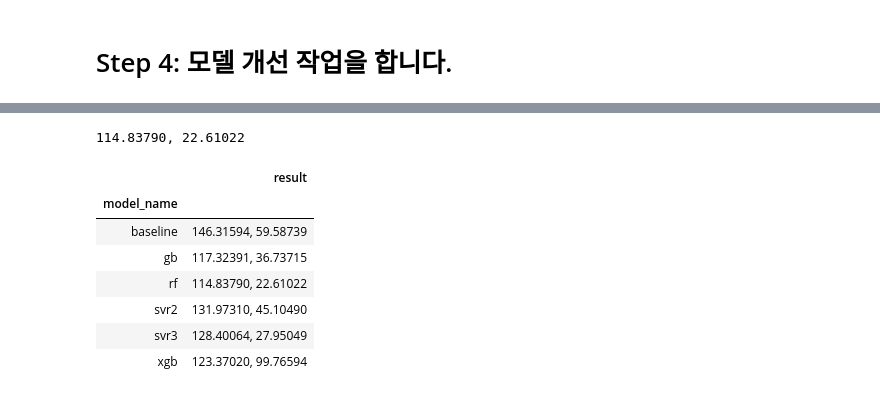
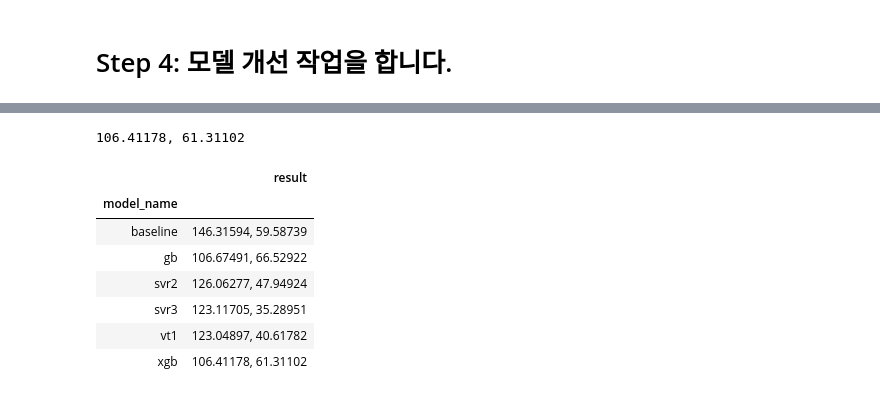
Before and after one commit to sunkusun9/DS_lv3_2408, a Jupyter notebook: sec_ds_lv3_prob3_kaggle.ipynb, the cells around one changed output, grey strips where cells are left out. Saved outputs shown, nothing was run; the diff lists cells and outputs as text; code cells hidden in the pictures.

```diff
--- a/sec_ds_lv3_prob3_kaggle.ipynb
+++ b/sec_ds_lv3_prob3_kaggle.ipynb
@@ -354,28 +352,27 @@ eval_model('xgb', reg_xgb)
-# %%
-# RF: Random Forest
-
-from sklearn.ensemble import RandomForestRegressor
-
-X_rf = "15분, 30분, 45분, 60분, DayName, Hour, AM, Weekend_yn, Holiday_yn, Avg, TotalHour, 생산량, 기온, 풍속, 습도, 강수량, 전기요금(계절), 공장인원, 인건비"
-X_rf = [i.strip() for i in X_rf.split(',')]
-
-ct = ColumnTransformer([
-    ('pt', 'passthrough', X_rf)
-])
-
-# TO-DO: n_estimators=?, max_depth=? 튜닝을 해봅니다.
-reg_rf = make_pipeline(
-    ct,
-    RandomForestRegressor(random_state=123)
-)
-eval_model('rf', reg_rf)
-# %% [output]
-114.83790, 22.61022
-|  | result |
-| model_name |  |
-| baseline | 146.31594, 59.58739 |
-| gb | 117.32391, 36.73715 |
-| rf | 114.83790, 22.61022 |
-| svr2 | 131.97310, 45.10490 |
-| svr3 | 128.40064, 27.95049 |
-| xgb | 123.37020, 99.76594 |
+# %%
+# XGB: XGBoost
+
+import xgboost as xgb
+
+X_xgb = "15분, 30분, 45분, 60분, DayName, Hour, AM, Weekend_yn, Holiday_yn, Avg, TotalHour, 생산량, 기온, 풍속, 습도, 강수량, 전기요금(계절), 공장인원, 인건비"
+X_xgb = [i.strip() for i in X_xgb.split(',')]
+
+ct = ColumnTransformer([
+    ('pt', 'passthrough', X_xgb)
+])
+# n_estimators=?, learning_rate=?, max_depth=? 을 튜닝해봅니다.
+reg_xgb = make_pipeline(
+    ct,
+    xgb.XGBRegressor(n_estimators=500, max_depth=6, learning_rate=0.01, random_state=123)
+)
+eval_model('xgb', reg_xgb)
+# %% [output]
+106.41178, 61.31102
+|  | result |
+| model_name |  |
+| baseline | 146.31594, 59.58739 |
+| gb | 106.67491, 66.52922 |
+| svr2 | 126.06277, 47.94924 |
+| svr3 | 123.11705, 35.28951 |
+| vt1 | 123.04897, 40.61782 |
+| xgb | 106.41178, 61.31102 |
```
Also changed, not shown: parts of 15 cells of this notebook.
